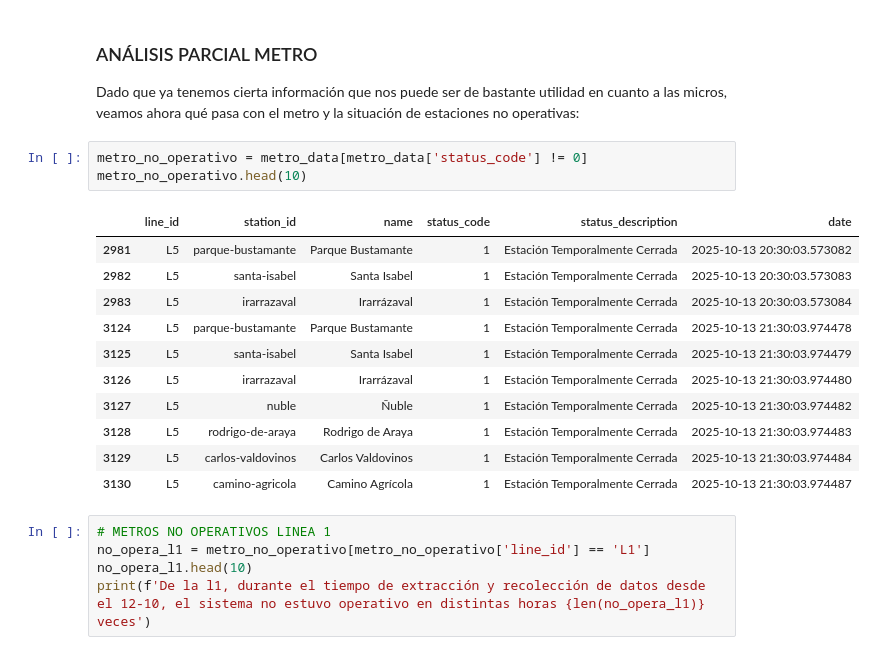
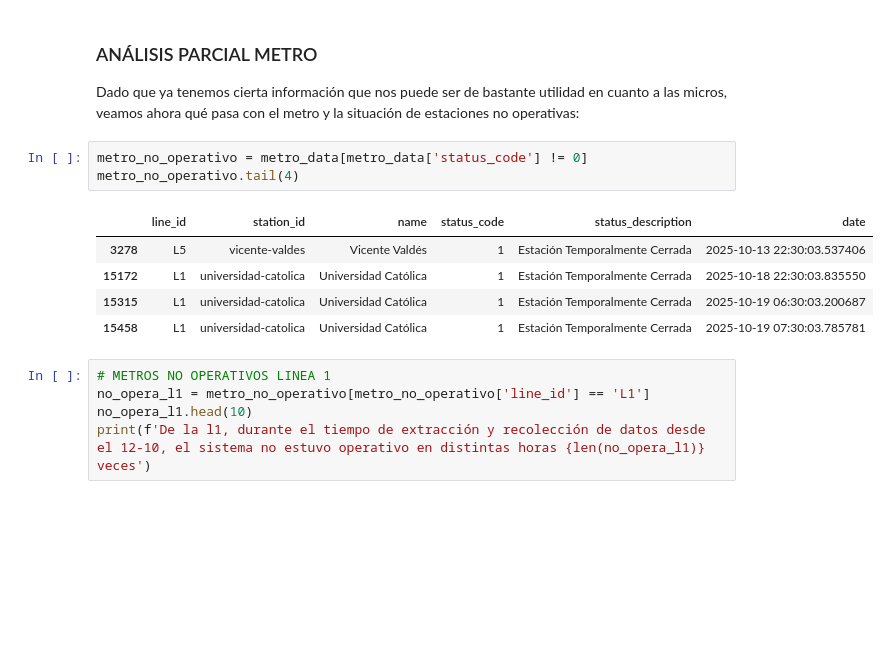
Before and after one commit to vpardoss/squadecaedro, a Jupyter notebook: notebooks/analisis_data.ipynb, the cells around one changed output. Drawn from its saved outputs; the diff is of its cells as text; blank space fills up the shorter version.

```diff
--- a/notebooks/analisis_data.ipynb
+++ b/notebooks/analisis_data.ipynb
@@ -518,19 +518,13 @@ plt.show()
 Dado que ya tenemos cierta información que nos puede ser de bastante utilidad en cuanto a las micros, veamos ahora qué pasa con el metro y la situación de estaciones no operativas:
 # %%
 metro_no_operativo = metro_data[metro_data['status_code'] != 0]
-metro_no_operativo.head(10)
+metro_no_operativo.tail(4)
 # %% [output]
 |  | line_id | station_id | name | status_code | status_description | date |
-| 2981 | L5 | parque-bustamante | Parque Bustamante | 1 | Estación Temporalmente Cerrada | 2025-10-13 20:30:03.573082 |
-| 2982 | L5 | santa-isabel | Santa Isabel | 1 | Estación Temporalmente Cerrada | 2025-10-13 20:30:03.573083 |
-| 2983 | L5 | irarrazaval | Irarrázaval | 1 | Estación Temporalmente Cerrada | 2025-10-13 20:30:03.573084 |
-| 3124 | L5 | parque-bustamante | Parque Bustamante | 1 | Estación Temporalmente Cerrada | 2025-10-13 21:30:03.974478 |
-| 3125 | L5 | santa-isabel | Santa Isabel | 1 | Estación Temporalmente Cerrada | 2025-10-13 21:30:03.974479 |
-| 3126 | L5 | irarrazaval | Irarrázaval | 1 | Estación Temporalmente Cerrada | 2025-10-13 21:30:03.974480 |
-| 3127 | L5 | nuble | Ñuble | 1 | Estación Temporalmente Cerrada | 2025-10-13 21:30:03.974482 |
-| 3128 | L5 | rodrigo-de-araya | Rodrigo de Araya | 1 | Estación Temporalmente Cerrada | 2025-10-13 21:30:03.974483 |
-| 3129 | L5 | carlos-valdovinos | Carlos Valdovinos | 1 | Estación Temporalmente Cerrada | 2025-10-13 21:30:03.974484 |
-| 3130 | L5 | camino-agricola | Camino Agrícola | 1 | Estación Temporalmente Cerrada | 2025-10-13 21:30:03.974487 |
+| 3278 | L5 | vicente-valdes | Vicente Valdés | 1 | Estación Temporalmente Cerrada | 2025-10-13 22:30:03.537406 |
+| 15172 | L1 | universidad-catolica | Universidad Católica | 1 | Estación Temporalmente Cerrada | 2025-10-18 22:30:03.835550 |
+| 15315 | L1 | universidad-catolica | Universidad Católica | 1 | Estación Temporalmente Cerrada | 2025-10-19 06:30:03.200687 |
+| 15458 | L1 | universidad-catolica | Universidad Católica | 1 | Estación Temporalmente Cerrada | 2025-10-19 07:30:03.785781 |
 # %%
 # METROS NO OPERATIVOS LINEA 1
 no_opera_l1 = metro_no_operativo[metro_no_operativo['line_id'] == 'L1']
```
Also changed, not shown: parts of 4 cells of this notebook.
